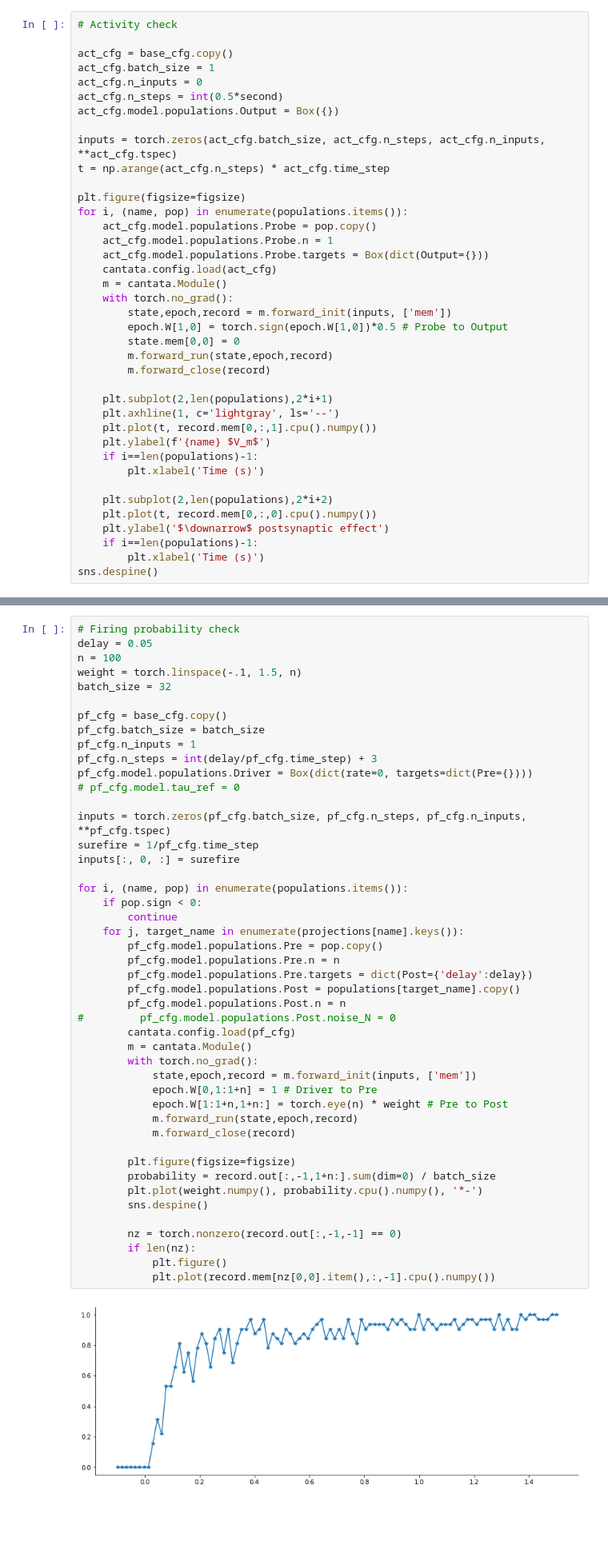
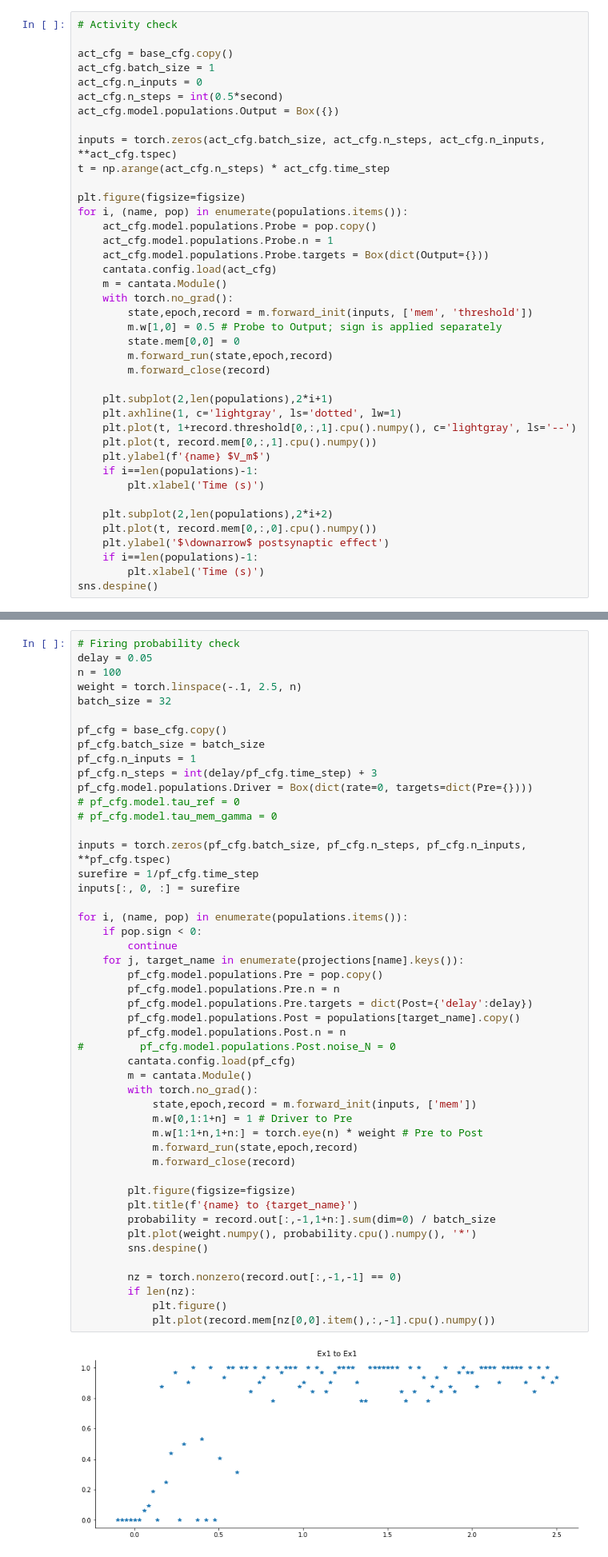
Before and after one commit to kernfel/cantata, a Jupyter notebook: Sanity checks.ipynb, the cells around one changed output, grey strips where cells are left out. Shown at 80% size. Cells and saved outputs as stored; diff of their text form; blank space fills up the shorter version.

```diff
--- a/Sanity checks.ipynb
+++ b/Sanity checks.ipynb
@@ -55,14 +55,15 @@ for i, (name, pop) in enumerate(populations.items()):
     cantata.config.load(act_cfg)
     m = cantata.Module()
     with torch.no_grad():
-        state,epoch,record = m.forward_init(inputs, ['mem'])
-        epoch.W[1,0] = torch.sign(epoch.W[1,0])*0.5 # Probe to Output
+        state,epoch,record = m.forward_init(inputs, ['mem', 'threshold'])
+        m.w[1,0] = 0.5 # Probe to Output; sign is applied separately
         state.mem[0,0] = 0
         m.forward_run(state,epoch,record)
         m.forward_close(record)
 
     plt.subplot(2,len(populations),2*i+1)
-    plt.axhline(1, c='lightgray', ls='--')
+    plt.axhline(1, c='lightgray', ls='dotted', lw=1)
+    plt.plot(t, 1+record.threshold[0,:,1].cpu().numpy(), c='lightgray', ls='--')
     plt.plot(t, record.mem[0,:,1].cpu().numpy())
     plt.ylabel(f'{name} $V_m$')
     if i==len(populations)-1:
@@ -80,7 +81,7 @@ sns.despine()
 # Firing probability check
 delay = 0.05
 n = 100
-weight = torch.linspace(-.1, 1.5, n)
+weight = torch.linspace(-.1, 2.5, n)
 batch_size = 32
 
 pf_cfg = base_cfg.copy()
@@ -89,38 +90,40 @@ pf_cfg.n_inputs = 1
 pf_cfg.n_steps = int(delay/pf_cfg.time_step) + 3
 pf_cfg.model.populations.Driver = Box(dict(rate=0, targets=dict(Pre={})))
 # pf_cfg.model.tau_ref = 0
+# pf_cfg.model.tau_mem_gamma = 0
 
 inputs = torch.zeros(pf_cfg.batch_size, pf_cfg.n_steps, pf_cfg.n_inputs, **pf_cfg.tspec)
 surefire = 1/pf_cfg.time_step
 inputs[:, 0, :] = surefire
 
 for i, (name, pop) in enumerate(populations.items()):
     if pop.sign < 0:
         continue
     for j, target_name in enumerate(projections[name].keys()):
         pf_cfg.model.populations.Pre = pop.copy()
         pf_cfg.model.populations.Pre.n = n
         pf_cfg.model.populations.Pre.targets = dict(Post={'delay':delay})
         pf_cfg.model.populations.Post = populations[target_name].copy()
         pf_cfg.model.populations.Post.n = n
 #         pf_cfg.model.populations.Post.noise_N = 0
         cantata.config.load(pf_cfg)
         m = cantata.Module()
         with torch.no_grad():
             state,epoch,record = m.forward_init(inputs, ['mem'])
-            epoch.W[0,1:1+n] = 1 # Driver to Pre
-            epoch.W[1:1+n,1+n:] = torch.eye(n) * weight # Pre to Post
+            m.w[0,1:1+n] = 1 # Driver to Pre
+            m.w[1:1+n,1+n:] = torch.eye(n) * weight # Pre to Post
             m.forward_run(state,epoch,record)
             m.forward_close(record)
 
         plt.figure(figsize=figsize)
+        plt.title(f'{name} to {target_name}')
         probability = record.out[:,-1,1+n:].sum(dim=0) / batch_size
-        plt.plot(weight.numpy(), probability.cpu().numpy(), '*-')
+        plt.plot(weight.numpy(), probability.cpu().numpy(), '*')
         sns.despine()
 
         nz = torch.nonzero(record.out[:,-1,-1] == 0)
         if len(nz):
             plt.figure()
             plt.plot(record.mem[nz[0,0].item(),:,-1].cpu().numpy())
 # %% [output]
-[figure, old version]
+[figure, new version]
```
Also changed, not shown: parts of 9 cells of this notebook.
